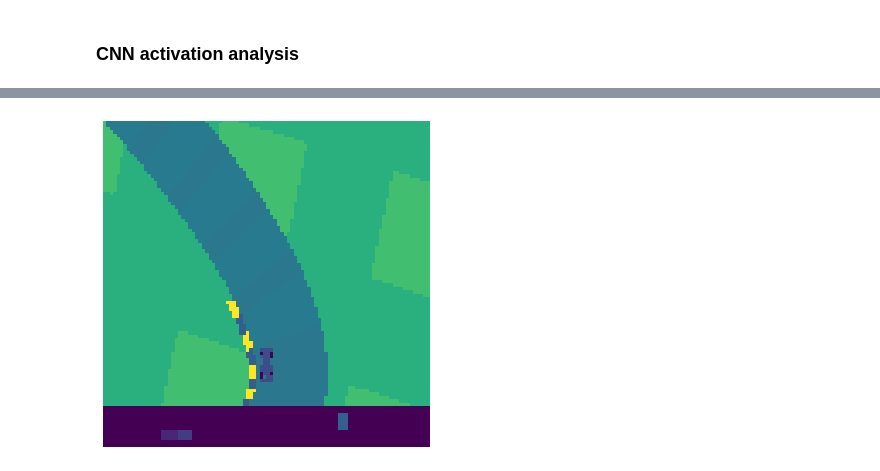
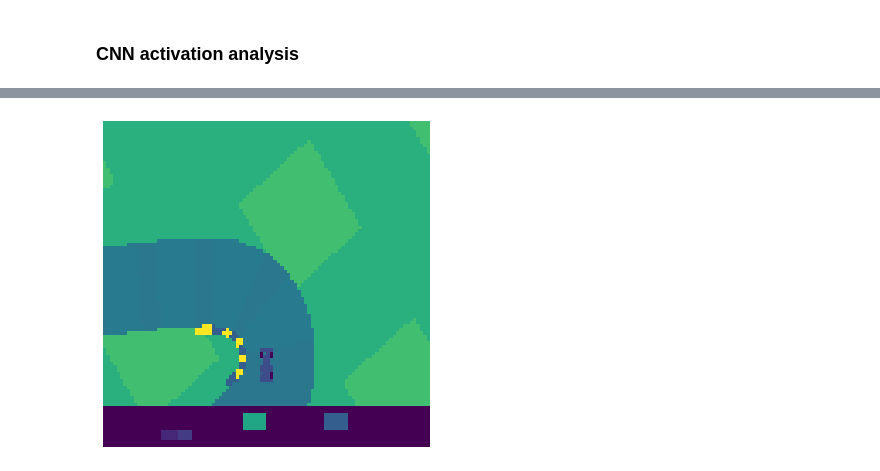
Before and after one commit to g-nightingale/car-racing-rl, a Jupyter notebook: car_racing_dqn.ipynb, the cells around one changed output, grey strips where cells are left out. Saved outputs shown, nothing was run; the diff lists cells and outputs as text; code cells hidden in the pictures.

```diff
--- a/car_racing_dqn.ipynb
+++ b/car_racing_dqn.ipynb
@@ -383,15 +386,15 @@ Track generation: 1037..1301 -> 264-tiles track
 # %%
 # Select image index from history
-idx = 50
+idx = 44
 img = state_list[idx][:, :, :, :]
 
 # Plot an image
 plt.figure(figsize=(6, 6))
 plt.imshow(img[0, :, :, 3])
 plt.axis('off')
 plt.show()
 # %% [output]
-[figure, old version]
+[figure, new version]
 # %%
 # Feature maps and filters for state
 display_cnn_feature_maps_and_filters(model, activation_model, img, total_width=14, cmap='viridis')
```
Also changed, not shown: parts of 7 cells of this notebook, 6 other files.
